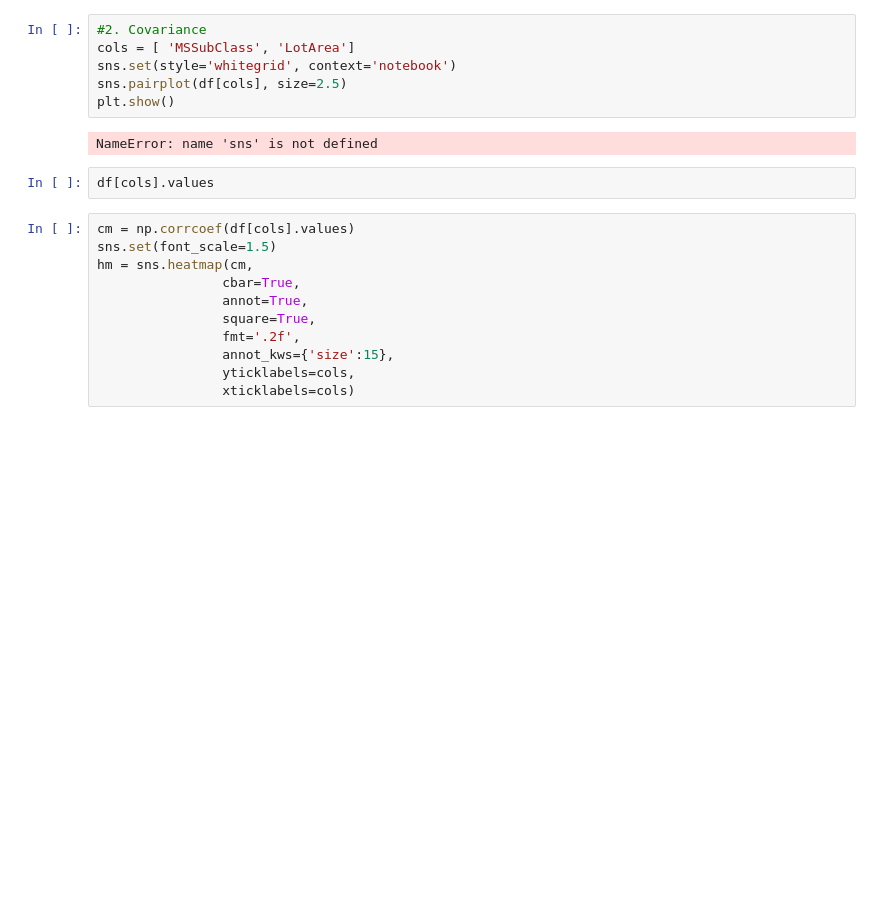
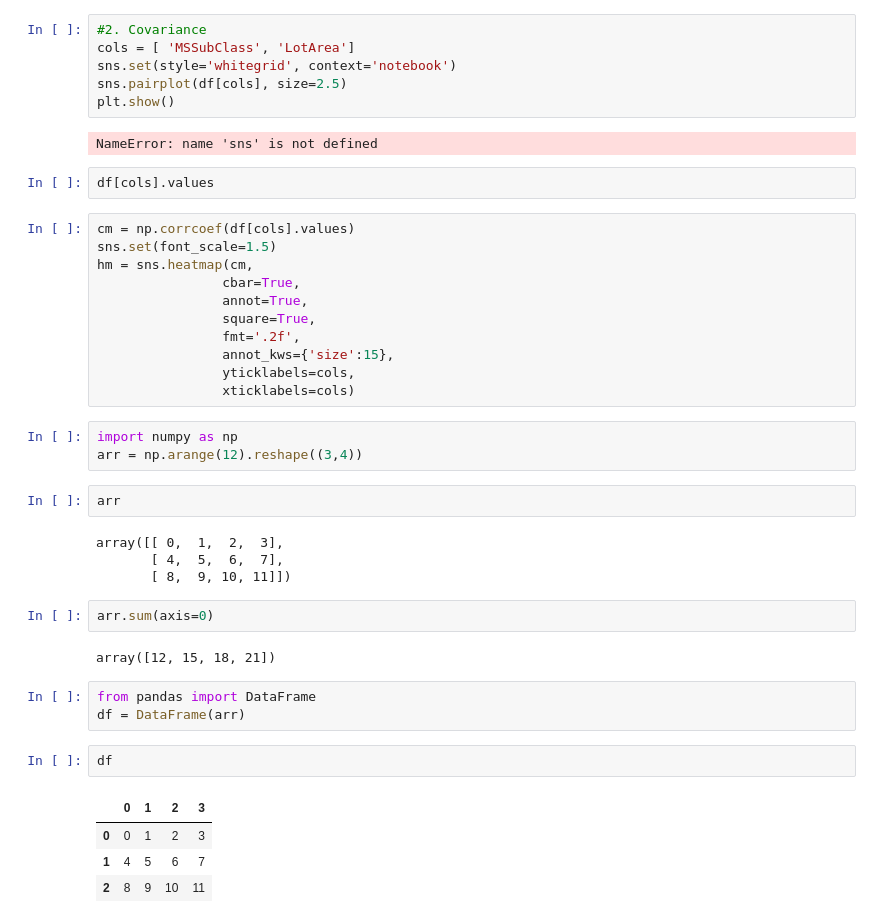
Before and after one commit to linked0/kaggle-web, a Jupyter notebook: app_ml/analyze-house.ipynb, the cells around one changed output. Drawn from its saved outputs; the diff is of its cells as text; blank space fills up the shorter version.

```diff
--- a/app_ml/analyze-house.ipynb
+++ b/app_ml/analyze-house.ipynb
@@ -117,3 +115,26 @@ hm = sns.heatmap(cm,
                 annot_kws={'size':15},
                 yticklabels=cols,
                 xticklabels=cols)
+# %%
+import numpy as np
+arr = np.arange(12).reshape((3,4))
+# %%
+arr
+# %% [output]
+array([[ 0,  1,  2,  3],
+       [ 4,  5,  6,  7],
+       [ 8,  9, 10, 11]])
+# %%
+arr.sum(axis=0)
+# %% [output]
+array([12, 15, 18, 21])
+# %%
+from pandas import DataFrame
+df = DataFrame(arr)
+# %%
+df
+# %% [output]
+|  | 0 | 1 | 2 | 3 |
+| 0 | 0 | 1 | 2 | 3 |
+| 1 | 4 | 5 | 6 | 7 |
+| 2 | 8 | 9 | 10 | 11 |
```
Also changed, not shown: parts of 7 cells of this notebook, 12 other files.
